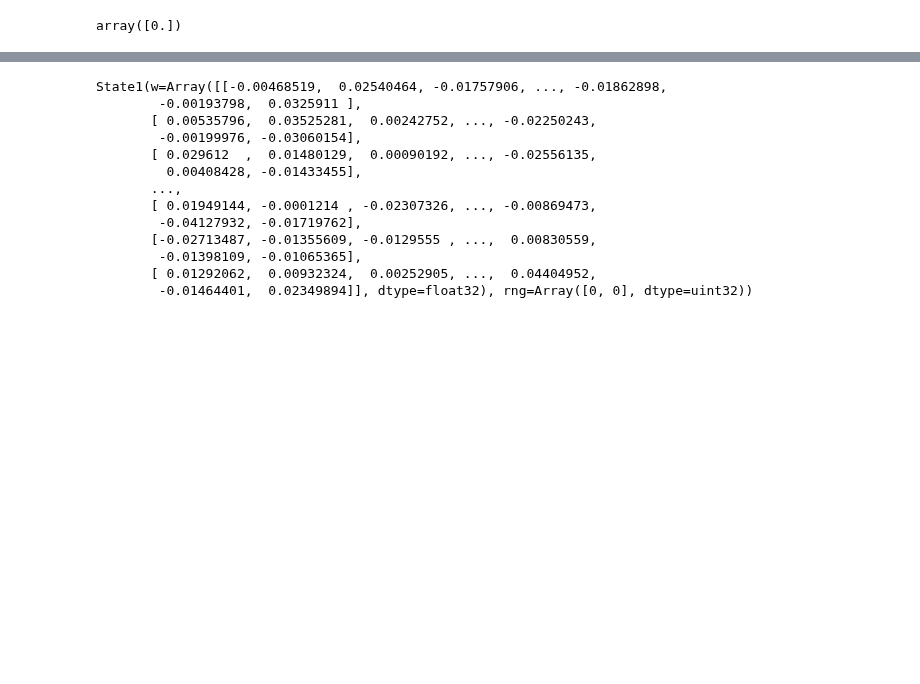
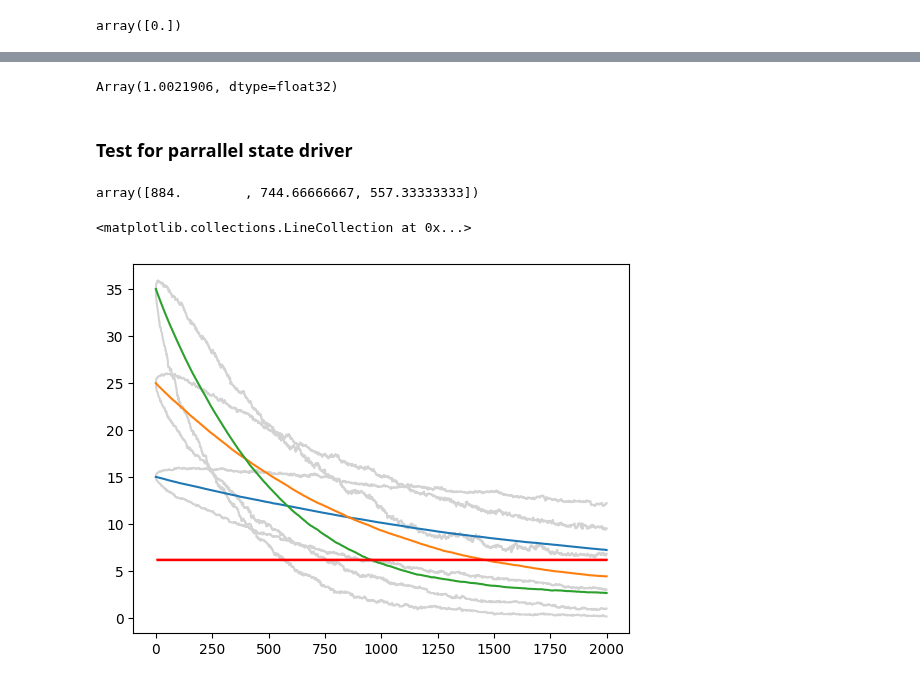
Before and after one commit to Cai-Fangxu/dendrite_familiarity_detection, a Jupyter notebook: test1.ipynb, the cells around one changed output, grey strips where cells are left out. Cells and saved outputs as stored; diff of their text form; code cells hidden in the pictures; blank space fills up the shorter version.

```diff
--- a/test1.ipynb
+++ b/test1.ipynb
@@ -89,17 +85,0 @@ plt.hist(jnp.linalg.norm(my_driver.state.w, axis=-1))
-# %%
-import flax.struct
-flax.struct.dataclasses.replace(my_driver.state, rng=jax.random.PRNGKey(0))
-# %% [output]
-State1(w=Array([[-0.00468519,  0.02540464, -0.01757906, ..., -0.01862898,
-        -0.00193798,  0.0325911 ],
-       [ 0.00535796,  0.03525281,  0.00242752, ..., -0.02250243,
-        -0.00199976, -0.03060154],
-       [ 0.029612  ,  0.01480129,  0.00090192, ..., -0.02556135,
-         0.00408428, -0.01433455],
-       ...,
-       [ 0.01949144, -0.0001214 , -0.02307326, ..., -0.00869473,
-        -0.04127932, -0.01719762],
-       [-0.02713487, -0.01355609, -0.0129555 , ...,  0.00830559,
-        -0.01398109, -0.01065365],
-       [ 0.01292062,  0.00932324,  0.00252905, ...,  0.04404952,
-        -0.01464401,  0.02349894]], dtype=float32), rng=Array([0, 0], dtype=uint32))
@@ -117,0 +86,49 @@ state = State1(
+# %%
+jnp.mean(jnp.linalg.norm(my_driver.state.w, axis=-1))
+# %% [output]
+Array(1.0021906, dtype=float32)
+# %% [markdown]
+### Test for parrallel state driver
+# %%
+hyper = neurons.HyperConfig1(nd=300, ns=200, n=10, b=2.0, bk=3.5, beta=4.53061)
+hyperD = neurons.HyperDynConfig1(b=jnp.array([2.00, 2.00, 2.00]), bk=jnp.array([3.5, 4.5, 5.5]), beta=jnp.array([3.8745, 8.41227, 14.3257]))
+neuron = neurons.Neuron_Decay_Int_Variable_n(hyper)
+xs_gen = input_gen.Normal(nd=hyper.nd, ns=hyper.ns)
+
+my_driver = driver.Driver1_parallel_states(
+    neuron=neuron,
+    xs_generator=xs_gen,
+    rng=jax.random.PRNGKey(11111),
+    hyperD=hyperD,
+    initial_state=None,
+    resample_every=1000,
+    n_tested_patterns=1000,
+)
+# %%
+my_driver.run(
+    n_init_steps=8000,
+    n_steps_phase1=3000,
+    n_steps_phase2=20000,
+    n_steps_phase3=10000,
+    test_every_phase3=50,
+    bs=None,
+)
+# %%
+utils.capacity_numba(my_driver.transient_record, my_driver.steady_record)
+# %% [output]
+array([884.        , 744.66666667, 557.33333333])
+# %%
+mean = np.mean(my_driver.transient_record, axis=-1)
+lower = np.percentile(my_driver.transient_record, 1, axis=-1)
+upper = np.percentile(my_driver.transient_record, 99, axis=-1)
+
+steady_upper = np.percentile(my_driver.steady_record, 99, axis=-1)
+steady_upper = np.mean(steady_upper, axis=0)
+
+plt.plot(upper, color='lightgrey')
+plt.plot(lower, color='lightgrey')
+plt.plot(mean)
+plt.hlines(steady_upper, 0, 2000, colors='red', linestyles='-', linewidth=1)
+# %% [output]
+<matplotlib.collections.LineCollection at 0x...>
+[figure, added]
```
Also changed, not shown: parts of 7 cells of this notebook, 5 other files.
